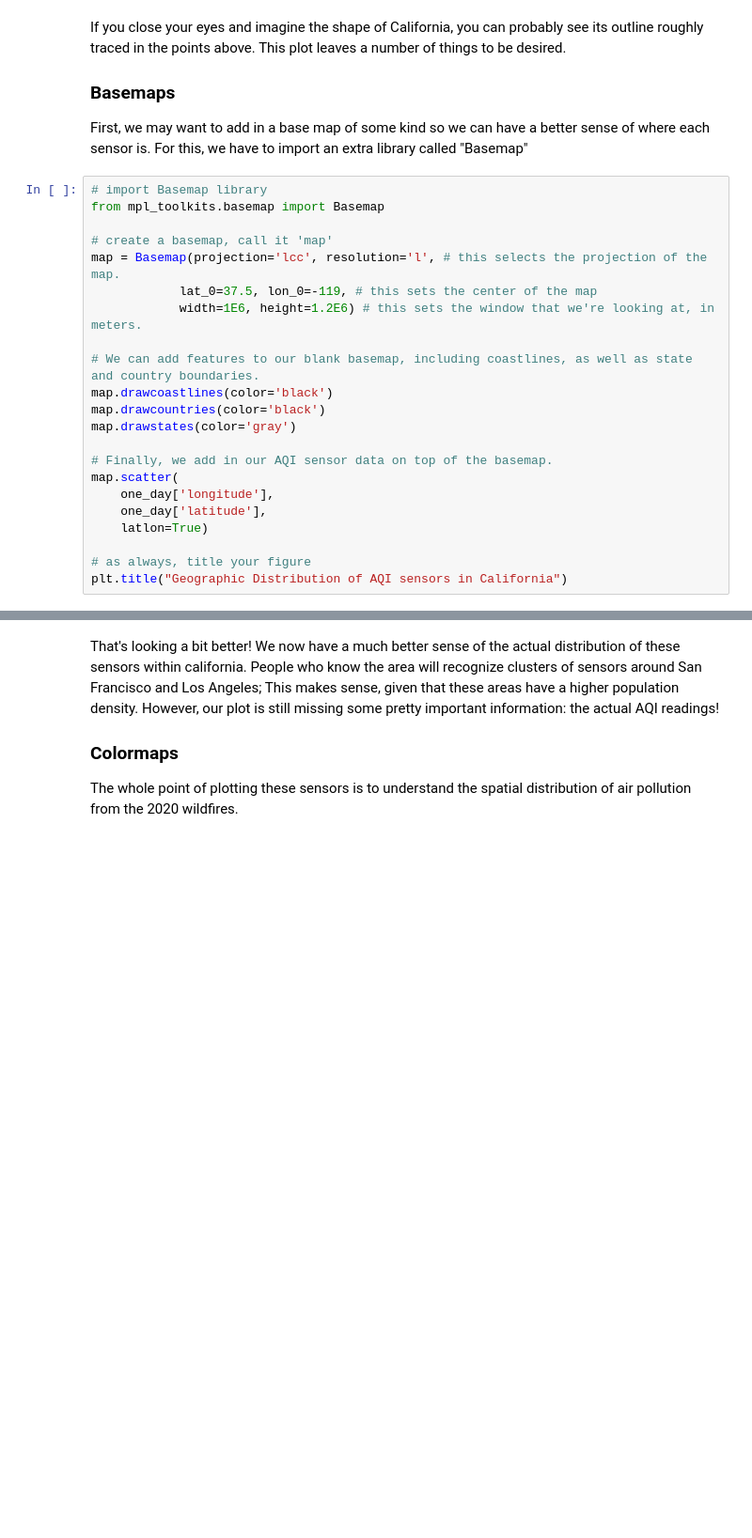
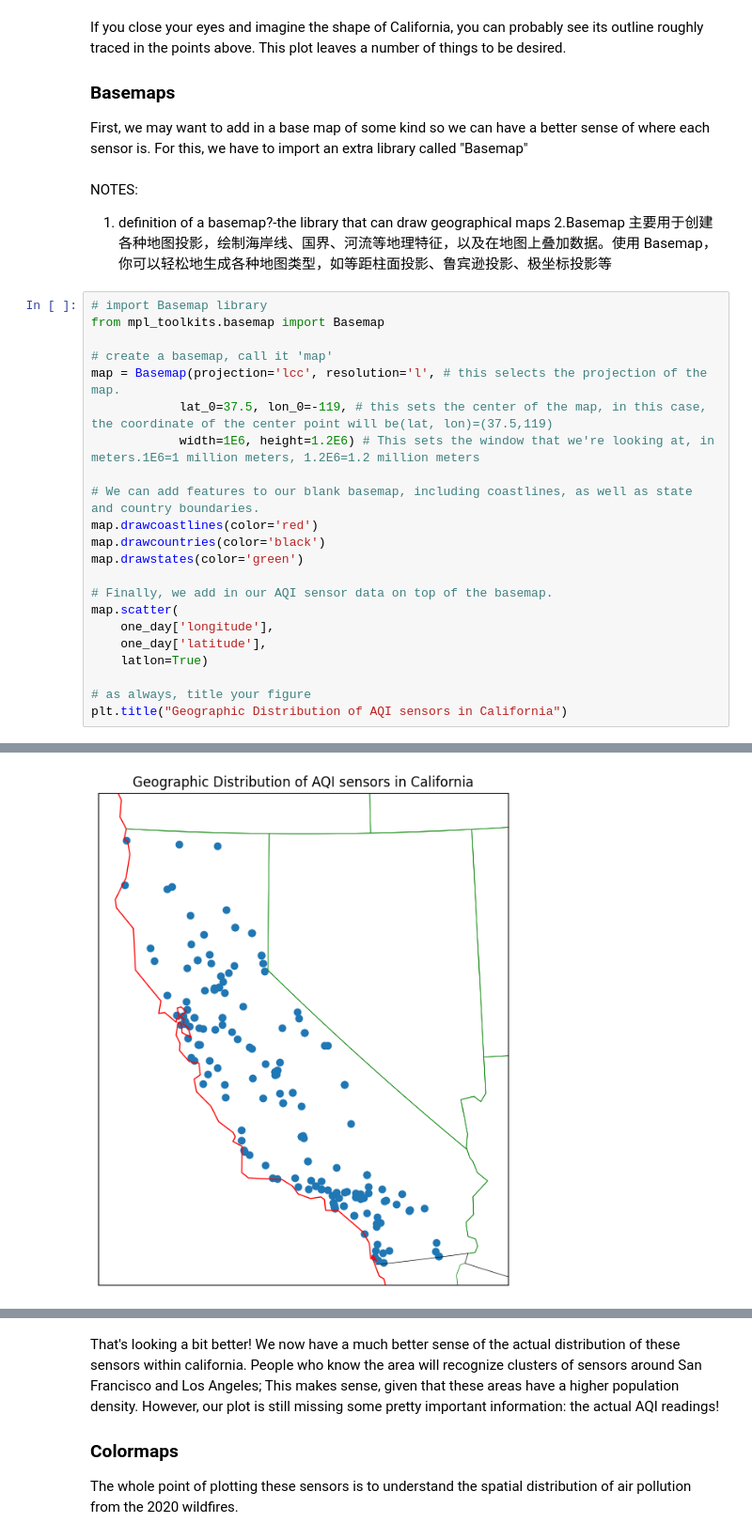
Before and after one commit to wilsonliu222/QM-2, a Jupyter notebook: notebooks/W03. Spatial Data.ipynb, the cells around one changed output, grey strips where cells are left out. Shown at 94% size. Cells and saved outputs as stored; diff of their text form; blank space fills up the shorter version.

```diff
--- a/notebooks/W03. Spatial Data.ipynb
+++ b/notebooks/W03. Spatial Data.ipynb
@@ -384,19 +335,24 @@ If you close your eyes and imagine the shape of California, you can probably see
 ### Basemaps
 
 First, we may want to add in a base map of some kind so we can have a better sense of where each sensor is. For this, we have to import an extra library called "Basemap"
+# %% [markdown]
+NOTES:
+
+1. definition of a basemap?-the library that can draw geographical maps
+2.Basemap 主要用于创建各种地图投影，绘制海岸线、国界、河流等地理特征，以及在地图上叠加数据。使用 Basemap，你可以轻松地生成各种地图类型，如等距柱面投影、鲁宾逊投影、极坐标投影等
 # %%
 # import Basemap library
 from mpl_toolkits.basemap import Basemap
 
 # create a basemap, call it 'map'
 map = Basemap(projection='lcc', resolution='l', # this selects the projection of the map.
-            lat_0=37.5, lon_0=-119, # this sets the center of the map
-            width=1E6, height=1.2E6) # this sets the window that we're looking at, in meters.
+            lat_0=37.5, lon_0=-119, # this sets the center of the map, in this case, the coordinate of the center point will be(lat, lon)=(37.5,119)
+            width=1E6, height=1.2E6) # This sets the window that we're looking at, in meters.1E6=1 million meters, 1.2E6=1.2 million meters
 
 # We can add features to our blank basemap, including coastlines, as well as state and country boundaries.
-map.drawcoastlines(color='black')
+map.drawcoastlines(color='red')
 map.drawcountries(color='black')
-map.drawstates(color='gray')
+map.drawstates(color='green')
 
 # Finally, we add in our AQI sensor data on top of the basemap.
 map.scatter(
@@ -410,0 +367 @@ ImportError: dlopen(/Users/ollieballinger/miniconda3/envs/geo/lib/python3.9/site
+[figure, added]
```
Also changed, not shown: parts of 14 cells of this notebook.
